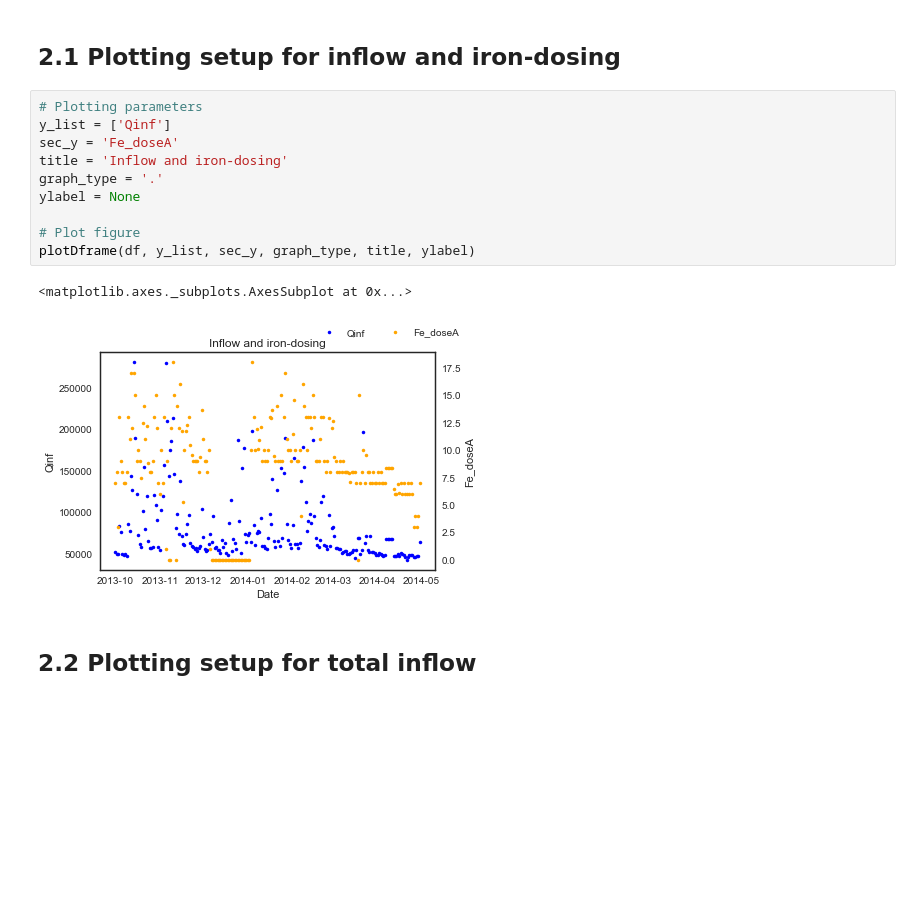
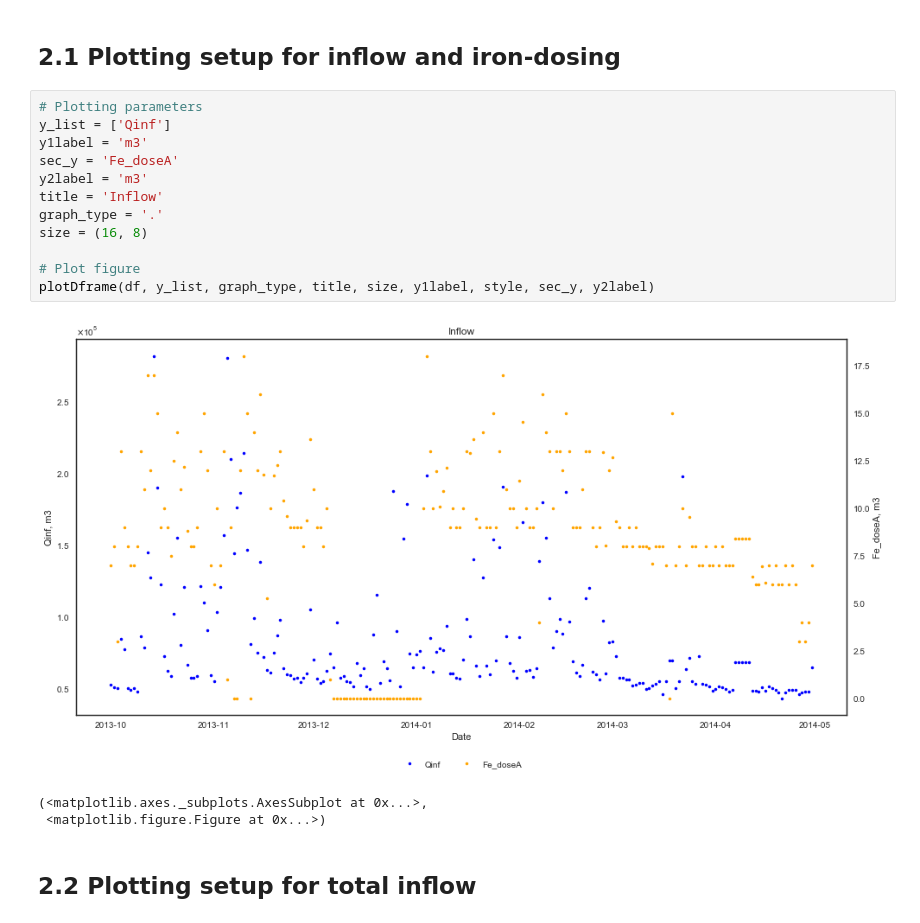
Before and after one commit to JoneBakkevig/intern_ugent, a Jupyter notebook: excelparse.ipynb, the cells around one changed output. Saved outputs shown, nothing was run; the diff lists cells and outputs as text; blank space fills up the shorter version.

```diff
--- a/excelparse.ipynb
+++ b/excelparse.ipynb
@@ -102,16 +111,19 @@ This graph looks cluttered. The plots needs to be separated for clarity.
 # %%
 # Plotting parameters
 y_list = ['Qinf']
+y1label = 'm3'
 sec_y = 'Fe_doseA'
-title = 'Inflow and iron-dosing'
+y2label = 'm3'
+title = 'Inflow'
 graph_type = '.'
-ylabel = None
+size = (16, 8)
 
 # Plot figure
-plotDframe(df, y_list, sec_y, graph_type, title, ylabel)
+plotDframe(df, y_list, graph_type, title, size, y1label, style, sec_y, y2label)
 # %% [output]
+[figure, new version]
-<matplotlib.axes._subplots.AxesSubplot at 0x...>
+(<matplotlib.axes._subplots.AxesSubplot at 0x...>,
+ <matplotlib.figure.Figure at 0x...>)
-[figure, old version]
 # %% [markdown]
 ## 2.2 Plotting setup for total inflow
 # %%
```
Also changed, not shown: parts of 29 cells of this notebook, 4 other files.
